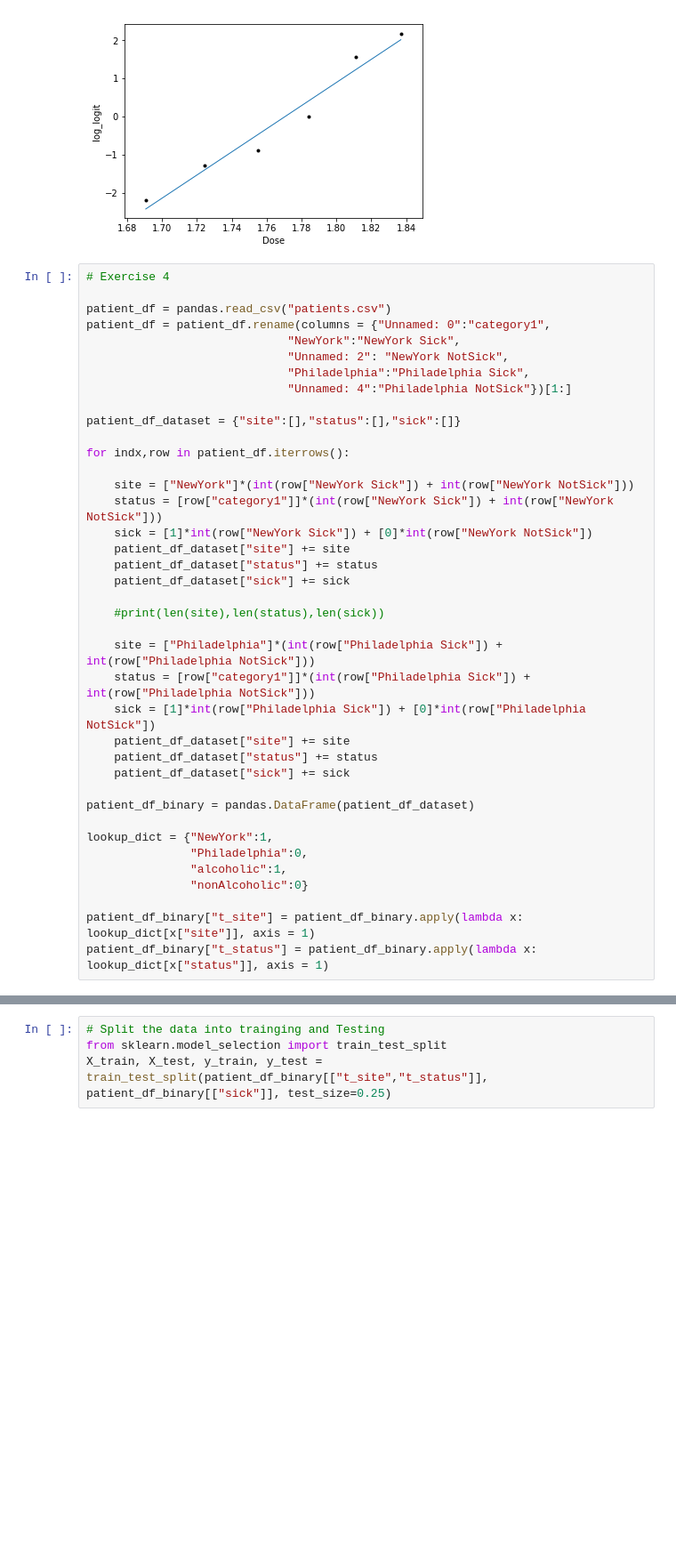
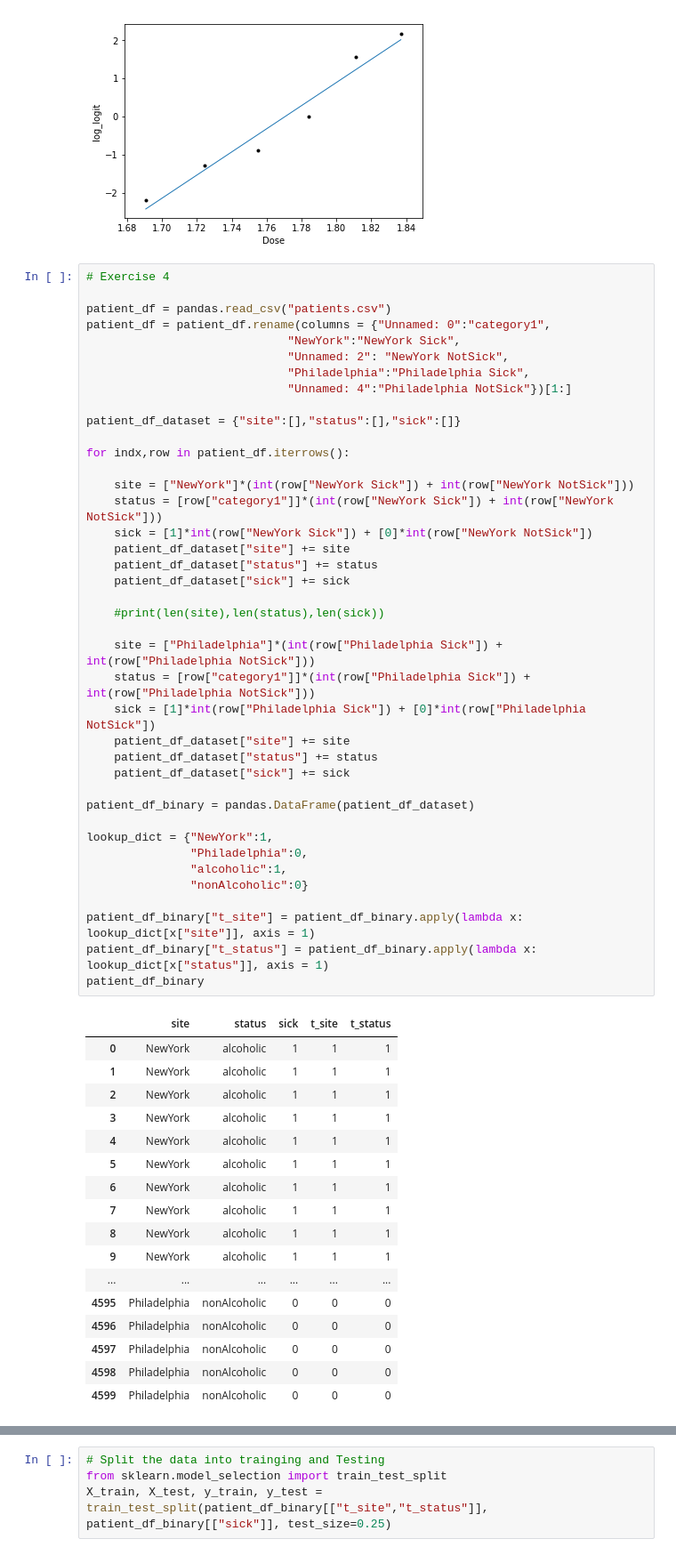
Before and after one commit to mohit-mhjn/forecasting, a Jupyter notebook: Week 3 - Logistic Regression.ipynb, the cells around one changed output, grey strips where cells are left out. Shown at 89% size. Drawn from its saved outputs; the diff is of its cells as text; blank space fills up the shorter version.

```diff
--- a/Week 3 - Logistic Regression.ipynb
+++ b/Week 3 - Logistic Regression.ipynb
@@ -277,30 +299,49 @@ patient_df = patient_df.rename(columns = {"Unnamed: 0":"category1",
 
 patient_df_dataset = {"site":[],"status":[],"sick":[]}
 
 for indx,row in patient_df.iterrows():
 
     site = ["NewYork"]*(int(row["NewYork Sick"]) + int(row["NewYork NotSick"]))
     status = [row["category1"]]*(int(row["NewYork Sick"]) + int(row["NewYork NotSick"]))
     sick = [1]*int(row["NewYork Sick"]) + [0]*int(row["NewYork NotSick"])
     patient_df_dataset["site"] += site
     patient_df_dataset["status"] += status
     patient_df_dataset["sick"] += sick
 
     #print(len(site),len(status),len(sick))
 
     site = ["Philadelphia"]*(int(row["Philadelphia Sick"]) + int(row["Philadelphia NotSick"]))
     status = [row["category1"]]*(int(row["Philadelphia Sick"]) + int(row["Philadelphia NotSick"]))
     sick = [1]*int(row["Philadelphia Sick"]) + [0]*int(row["Philadelphia NotSick"])
     patient_df_dataset["site"] += site
     patient_df_dataset["status"] += status
     patient_df_dataset["sick"] += sick
 
 patient_df_binary = pandas.DataFrame(patient_df_dataset)
 
 lookup_dict = {"NewYork":1,
                "Philadelphia":0,
                "alcoholic":1,
                "nonAlcoholic":0}
 
 patient_df_binary["t_site"] = patient_df_binary.apply(lambda x: lookup_dict[x["site"]], axis = 1)
 patient_df_binary["t_status"] = patient_df_binary.apply(lambda x: lookup_dict[x["status"]], axis = 1)
+patient_df_binary
+# %% [output]
+|  | site | status | sick | t_site | t_status |
+| 0 | NewYork | alcoholic | 1 | 1 | 1 |
+| 1 | NewYork | alcoholic | 1 | 1 | 1 |
+| 2 | NewYork | alcoholic | 1 | 1 | 1 |
+| 3 | NewYork | alcoholic | 1 | 1 | 1 |
+| 4 | NewYork | alcoholic | 1 | 1 | 1 |
+| 5 | NewYork | alcoholic | 1 | 1 | 1 |
+| 6 | NewYork | alcoholic | 1 | 1 | 1 |
+| 7 | NewYork | alcoholic | 1 | 1 | 1 |
+| 8 | NewYork | alcoholic | 1 | 1 | 1 |
+| 9 | NewYork | alcoholic | 1 | 1 | 1 |
+| ... | ... | ... | ... | ... | ... |
+| 4595 | Philadelphia | nonAlcoholic | 0 | 0 | 0 |
+| 4596 | Philadelphia | nonAlcoholic | 0 | 0 | 0 |
+| 4597 | Philadelphia | nonAlcoholic | 0 | 0 | 0 |
+| 4598 | Philadelphia | nonAlcoholic | 0 | 0 | 0 |
+| 4599 | Philadelphia | nonAlcoholic | 0 | 0 | 0 |
```
Also changed, not shown: parts of 10 cells of this notebook, 4 other files.
